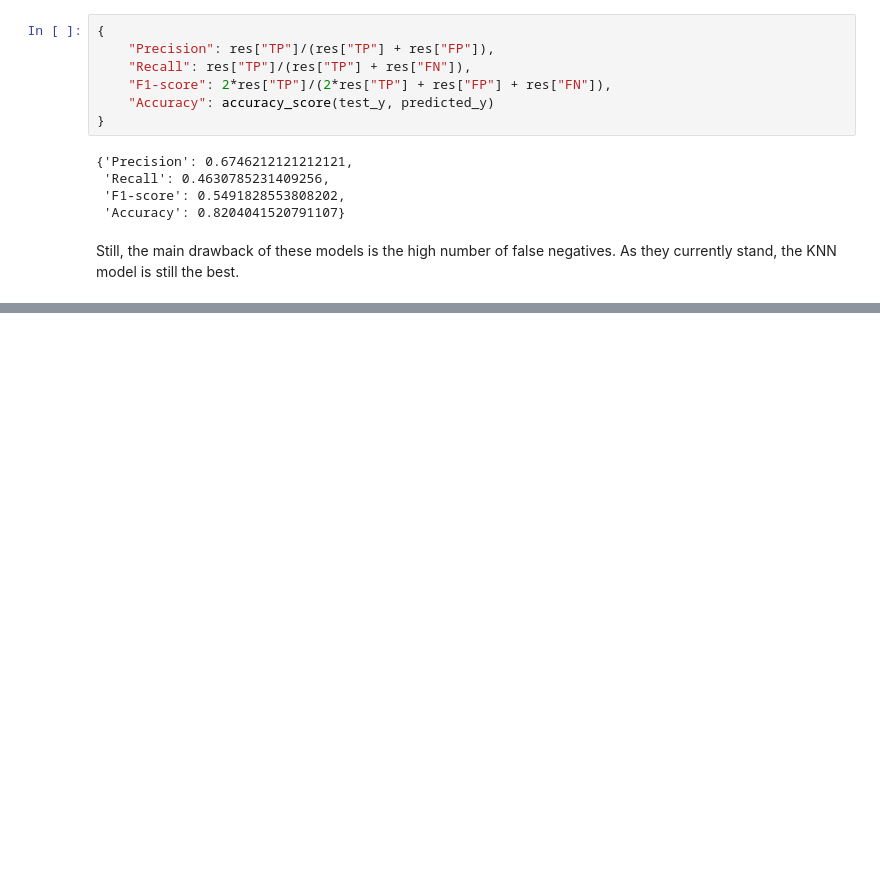
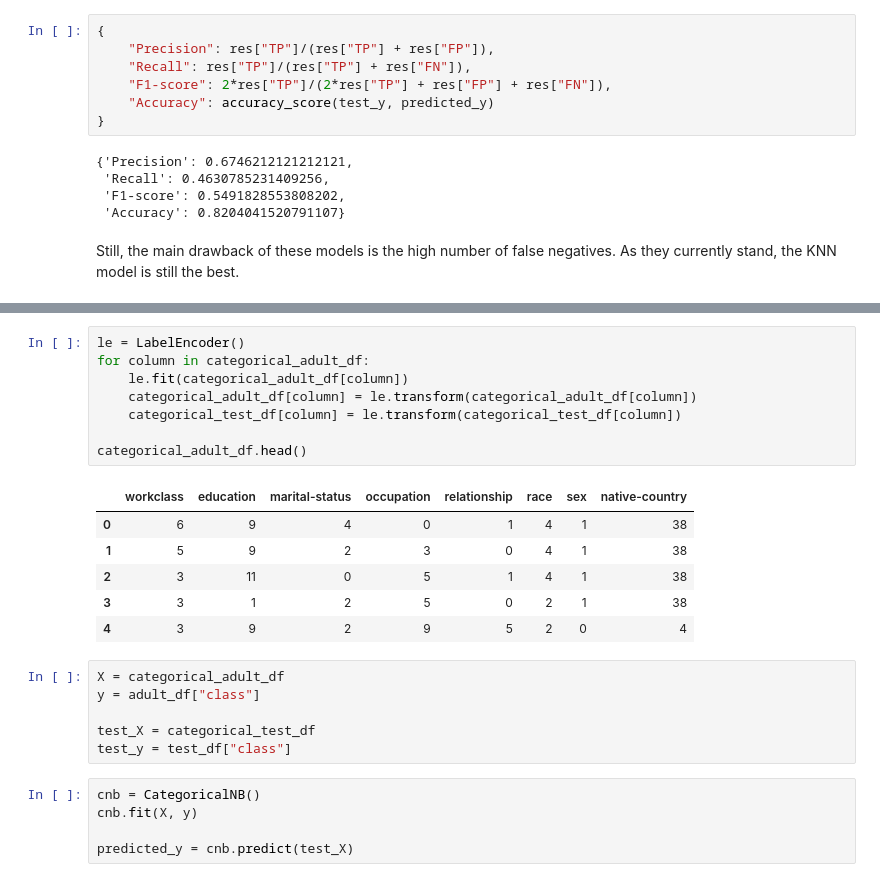
Before and after one commit to Pligabue/PCS5024-2021, a Jupyter notebook: Classifiers for the Adult Dataset/main.ipynb, the cells around one changed output, grey strips where cells are left out. Cells and saved outputs as stored; diff of their text form; blank space fills up the shorter version.

```diff
--- a/Classifiers for the Adult Dataset/main.ipynb
+++ b/Classifiers for the Adult Dataset/main.ipynb
@@ -564,0 +626,26 @@ Still, the main drawback of these models is the high number of false negatives.
+# %%
+le = LabelEncoder()
+for column in categorical_adult_df:
+    le.fit(categorical_adult_df[column])
+    categorical_adult_df[column] = le.transform(categorical_adult_df[column])
+    categorical_test_df[column] = le.transform(categorical_test_df[column])
+
+categorical_adult_df.head()
+# %% [output]
+|  | workclass | education | marital-status | occupation | relationship | race | sex | native-country |
+| 0 | 6 | 9 | 4 | 0 | 1 | 4 | 1 | 38 |
+| 1 | 5 | 9 | 2 | 3 | 0 | 4 | 1 | 38 |
+| 2 | 3 | 11 | 0 | 5 | 1 | 4 | 1 | 38 |
+| 3 | 3 | 1 | 2 | 5 | 0 | 2 | 1 | 38 |
+| 4 | 3 | 9 | 2 | 9 | 5 | 2 | 0 | 4 |
+# %%
+X = categorical_adult_df
+y = adult_df["class"]
+
+test_X = categorical_test_df
+test_y = test_df["class"]
+# %%
+cnb = CategoricalNB()
+cnb.fit(X, y)
+
+predicted_y = cnb.predict(test_X)
```
Also changed, not shown: parts of 39 cells of this notebook, 2 other files.
